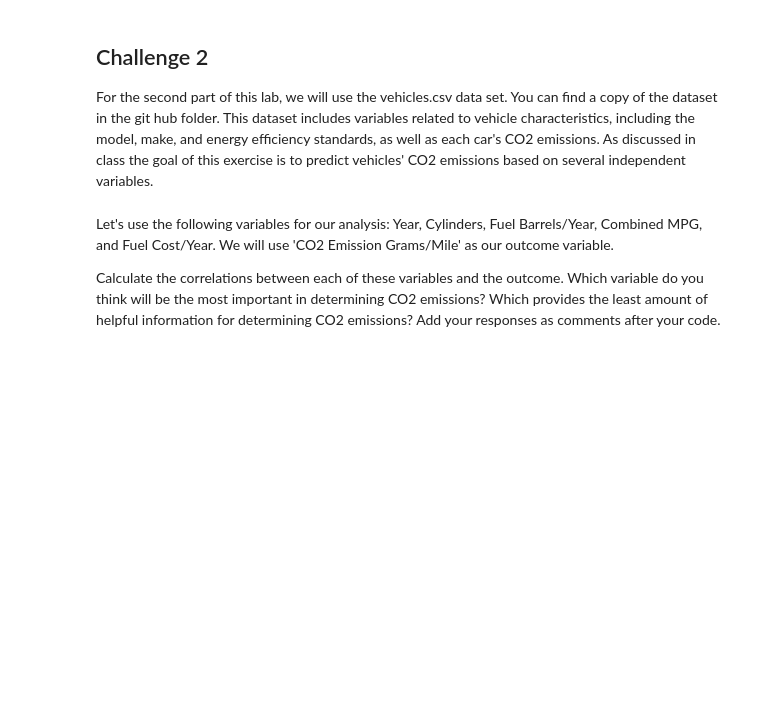
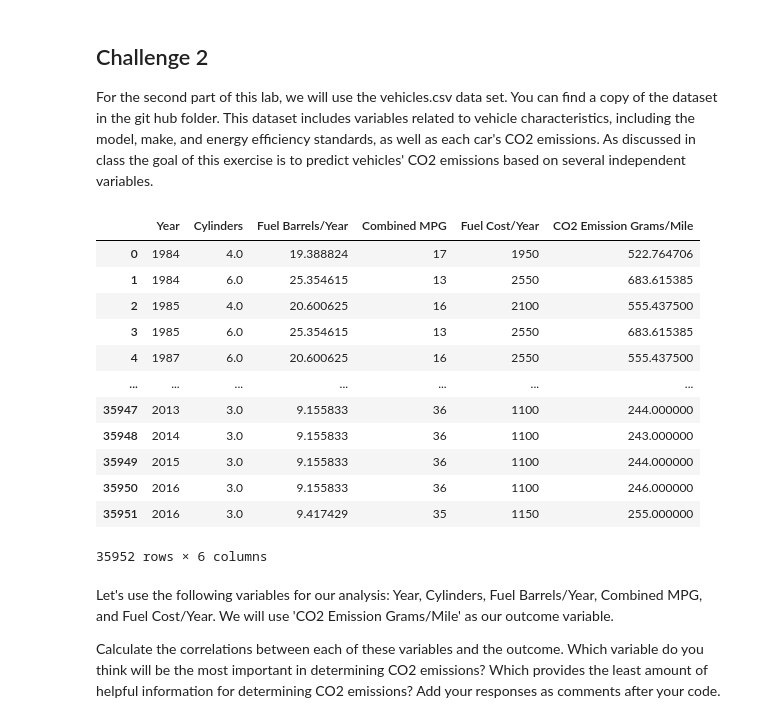
Before and after one commit to zepcerqueira/lab-regression-analysis, a Jupyter notebook: your-code/challenge1.ipynb, the cells around one changed output. Drawn from its saved outputs; the diff is of its cells as text; code cells hidden in the pictures; blank space fills up the shorter version.

```diff
--- a/your-code/challenge1.ipynb
+++ b/your-code/challenge1.ipynb
@@ -66,3 +125,24 @@ For the second part of this lab, we will use the vehicles.csv data set. You can
+# %%
+# Import any libraries you may need & the data
+
+vehicles = pd.read_csv("vehicles.csv")
+
+vehicles_db = vehicles[["Year", "Cylinders", "Fuel Barrels/Year", "Combined MPG", "Fuel Cost/Year", "CO2 Emission Grams/Mile"]]
+vehicles_db.dropna()
+# %% [output]
+|  | Year | Cylinders | Fuel Barrels/Year | Combined MPG | Fuel Cost/Year | CO2 Emission Grams/Mile |
+| 0 | 1984 | 4.0 | 19.388824 | 17 | 1950 | 522.764706 |
+| 1 | 1984 | 6.0 | 25.354615 | 13 | 2550 | 683.615385 |
+| 2 | 1985 | 4.0 | 20.600625 | 16 | 2100 | 555.437500 |
+| 3 | 1985 | 6.0 | 25.354615 | 13 | 2550 | 683.615385 |
+| 4 | 1987 | 6.0 | 20.600625 | 16 | 2550 | 555.437500 |
+| ... | ... | ... | ... | ... | ... | ... |
+| 35947 | 2013 | 3.0 | 9.155833 | 36 | 1100 | 244.000000 |
+| 35948 | 2014 | 3.0 | 9.155833 | 36 | 1100 | 243.000000 |
+| 35949 | 2015 | 3.0 | 9.155833 | 36 | 1100 | 244.000000 |
+| 35950 | 2016 | 3.0 | 9.155833 | 36 | 1100 | 246.000000 |
+| 35951 | 2016 | 3.0 | 9.417429 | 35 | 1150 | 255.000000 |
+35952 rows × 6 columns
 # %% [markdown]
 Let's use the following variables for our analysis: Year, Cylinders, Fuel Barrels/Year, Combined MPG, and Fuel Cost/Year. We will use 'CO2 Emission Grams/Mile' as our outcome variable.
 
```
Also changed, not shown: parts of 23 cells of this notebook.
